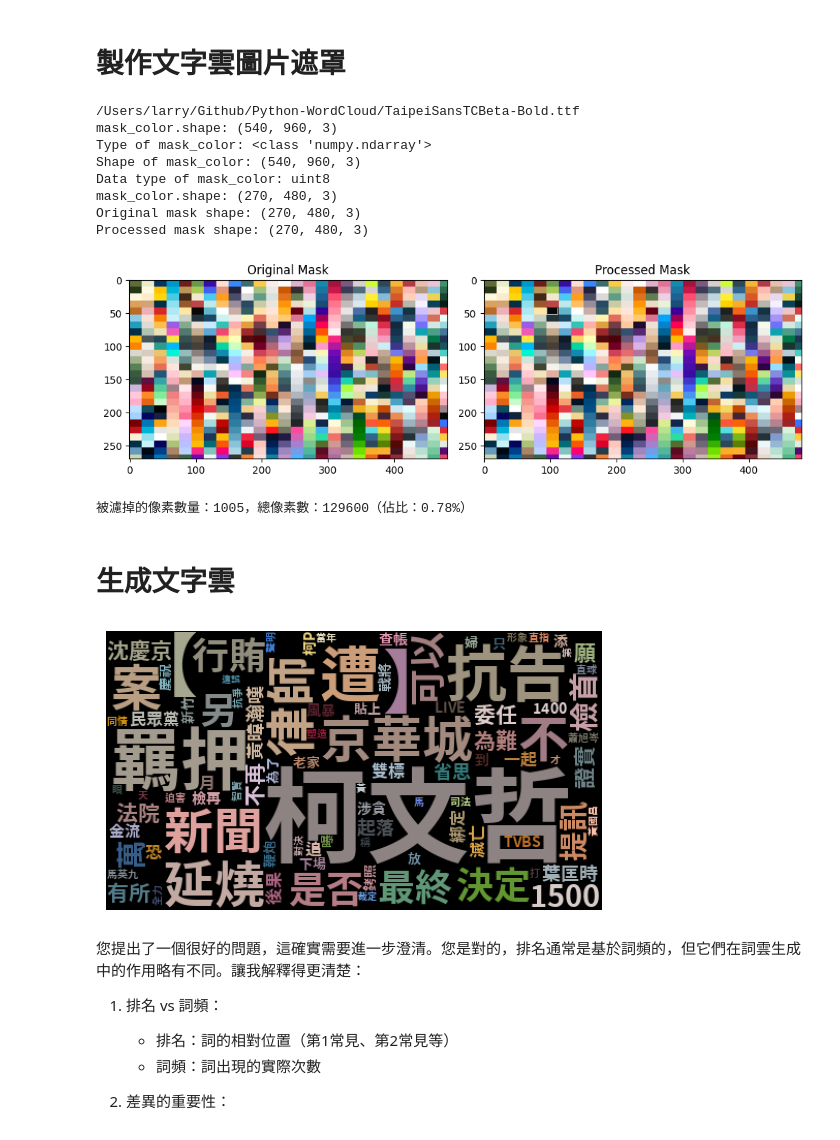
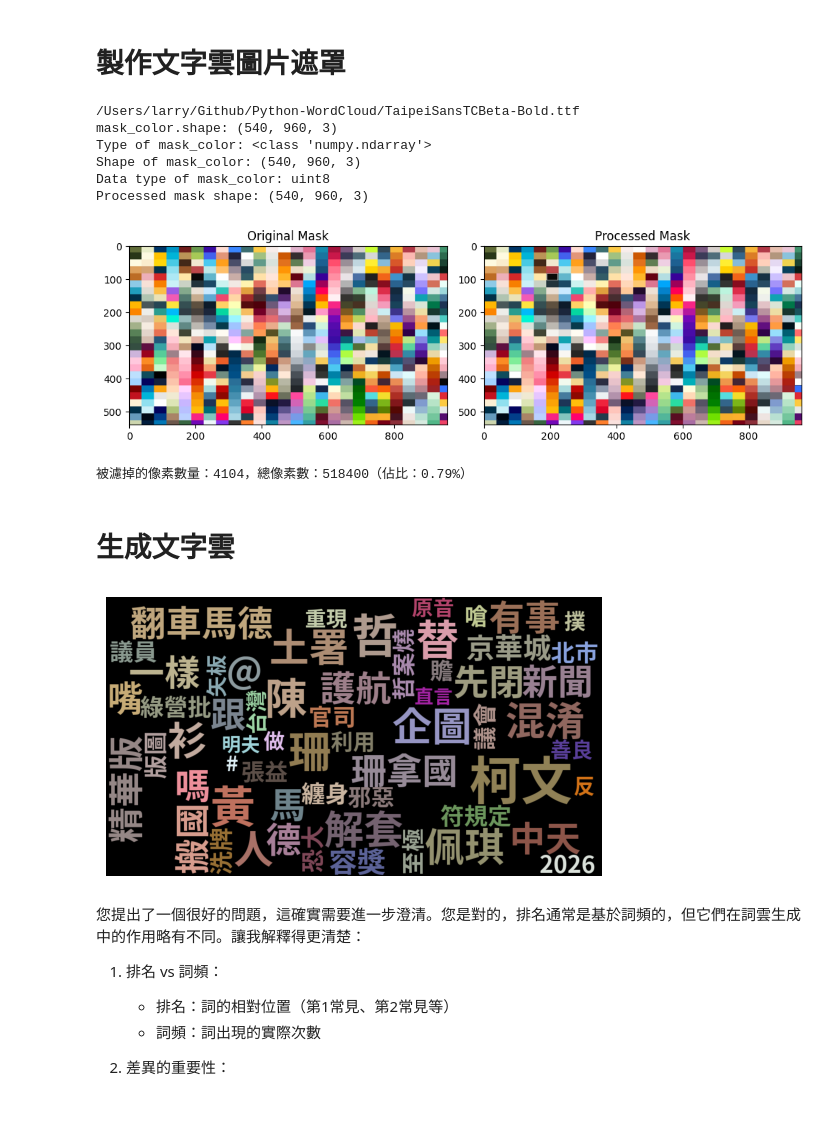
Before and after one commit to wastu01/Python-WordCloud, a Jupyter notebook: Googlenews.ipynb, the cells around one changed output. Drawn from its saved outputs; the diff is of its cells as text; code cells hidden in the pictures.

```diff
--- a/Googlenews.ipynb
+++ b/Googlenews.ipynb
@@ -73,19 +86,34 @@ with open(r'./stopword.txt', 'r', encoding='utf-8') as file:
     stopword = file.read().splitlines() # BIF splitlines
     # print(stopword)
 
-# 進行斷詞處理並計算詞頻
+# 加入 \n 換行方便閱讀
 all_titles = "\n".join([item['title'] for item in result])
 print("原始標題:")
 print(all_titles)
 # print(type(all_titles))
-print("--"*60)
-seg_list = jieba.cut(all_titles)
+# print("--"*60)
+# seg_list = jieba.cut(all_titles)
 # print(type(seg_list))
 print("斷詞結果:")
 seg_list = jieba.lcut(all_titles)
 print(seg_list)
 print("--"*60)
-filtered_words = [word.strip() for word in seg_list if word.strip() not in stopword]
+
+
+import re
+
+def is_english(text):
+    return bool(re.match('^[a-zA-Z]+$', text))
+
+# filtered_words = [word.strip() for word in seg_list if word.strip() not in stopword]
+# 過濾停用詞和空白字符
+filtered_words = []
+for word in seg_list:
+    # 去除詞的前後空白
+    cleaned_word = word.strip()
+    # 檢查詞是否為空且不在停用詞列表中
+    if cleaned_word and cleaned_word not in stopword and not is_english(cleaned_word):
+        filtered_words.append(cleaned_word)
 print('加入停用詞: ')
 print("".join(filtered_words))
 print("--"*60)
@@ -135,6 +161,11 @@ print("--"*60)
 
 # 將 word_count 轉換為 dict
 word_count_dict = dict(word_count)
+
+# 欸？ counter 轉 dict 後，key 的順序改變了
+from collections import OrderedDict
+word_count_dict = OrderedDict(word_count.most_common())
+
 print("word_count_dict:")
 print(word_count_dict)
 print(type(word_count_dict))
@@ -222,14 +419,10 @@ print("Data type of mask_color:", mask_color.dtype)
 
 # 高精度尺寸圖適用
 # # 每隔 n 個像素取一個像素
-mask_color = mask_color[::2, ::2]
-
-print("mask_color.shape:", mask_color.shape)
+# mask_color = mask_color[::2, ::2]
 
 # # 處理遮罩圖片 黑色區域不會生成圖片
 mask_image = mask_color.copy()
-
-print("Original mask shape:", mask_image.shape)
 
 # 顯示原始遮罩圖片
 plt.figure(figsize=(10, 5))
@@ -275,6 +468,8 @@ mask_image[edges > 0.95] = 255
 
 """
 
+AI answer: 待釐清
+
 這個版本的代碼做了以下事情：
 
 1. 創建一個與單個顏色通道相同大小的零矩陣。
@@ -321,48 +516,46 @@ mask_color.shape: (540, 960, 3)
 Type of mask_color: <class 'numpy.ndarray'>
 Shape of mask_color: (540, 960, 3)
 Data type of mask_color: uint8
-mask_color.shape: (270, 480, 3)
-Original mask shape: (270, 480, 3)
-Processed mask shape: (270, 480, 3)
+Processed mask shape: (540, 960, 3)
 [figure]
-被濾掉的像素數量：1005，總像素數：129600（佔比：0.78%）
+被濾掉的像素數量：4104，總像素數：518400（佔比：0.79%）
 # %% [markdown]
 # 生成文字雲
 # %%
 # 生成文字雲
 
 # wordcloud = WordCloud(font_path=font_path_input, width=320, height=320,max_font_size=50,max_words=4000,color_func=image_colors).generate_from_frequencies(word_count)
 wordcloud = WordCloud(
     font_path=font_path_input,
     width=960,  # 增加寬度以提高畫質
     height=540,  # 增加高度以提高畫質
     mask=mask_image,
     max_font_size=100,  # 增加最大字體大小
-    max_words=4000,
+    max_words=60,
     color_func=image_colors,
-    prefer_horizontal=0.9,  # 90% 的詞水平放置
+    prefer_horizontal=0.99,  # 90% 的詞水平放置
     scale=1,  # 增加縮放比例以提高畫質
     min_font_size=4,  # 設置最小字體大小
     background_color="black",  # 設置背景顏色
     mode="RGB",
-    relative_scaling=0.5,  # 平衡詞頻和詞排名的重要性
+    relative_scaling=0.2,  # 平衡詞頻和詞排名的重要性
     collocations=True,  # 包含常見詞組
     colormap="viridis",  # 使用 viridis 色彩映射
     contour_width=1,  # 添加輪廓以增強視覺效果
     contour_color="black"# 設置輪廓顏色
 ).generate_from_frequencies(word_count_dict)
 plt.imshow(wordcloud)
 plt.axis("off")
 plt.show()
 
 
 # 儲存文字雲圖片 檔案名稱格式化
 # today = datetime.now().strftime('%Y%m%d')
 # image_filename = f"./img/{today}_{keyword}.png"
 # wordcloud.to_file(image_filename)
 # print(f"文字雲圖片已儲存為: {image_filename}")
 # %% [output]
-[figure, old version]
+[figure, new version]
 # %% [markdown]
 您提出了一個很好的問題，這確實需要進一步澄清。您是對的，排名通常是基於詞頻的，但它們在詞雲生成中的作用略有不同。讓我解釋得更清楚：
 
```
Also changed, not shown: parts of 18 cells of this notebook.
